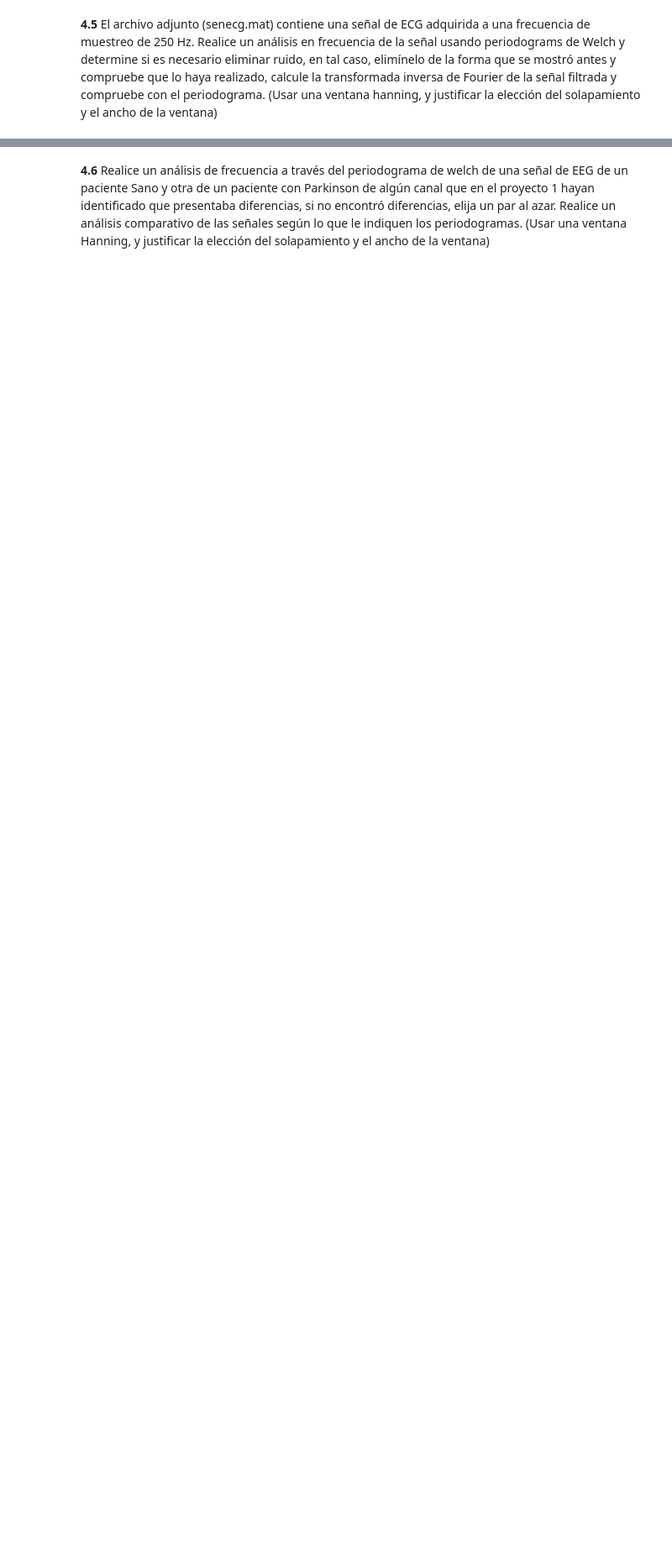
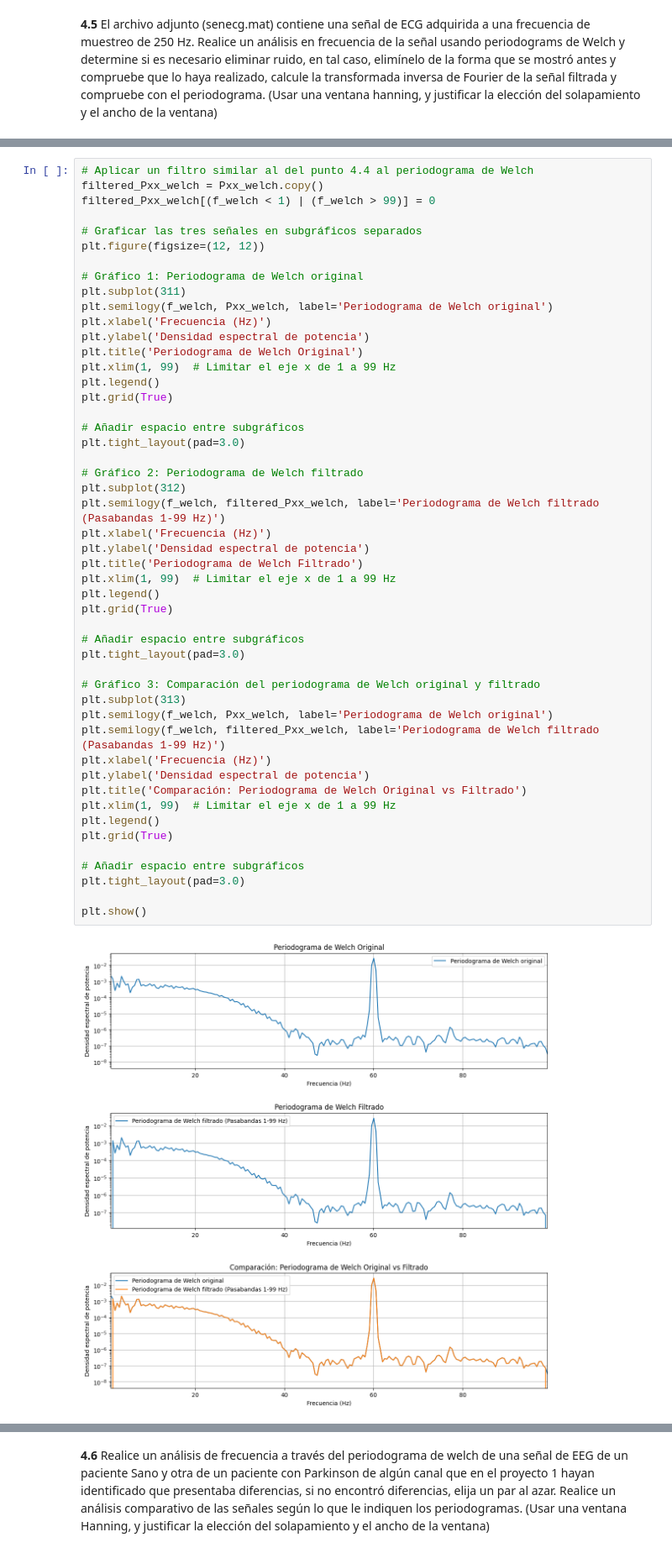
Before and after one commit to MateoOyuelaR19/LAB-BIOSE-ALES, a Jupyter notebook: 5_Analisis_en_frecuencia/practica5.ipynb, the cells around one changed output, grey strips where cells are left out. Shown at 84% size. Saved outputs shown, nothing was run; the diff lists cells and outputs as text; blank space fills up the shorter version.

```diff
--- a/5_Analisis_en_frecuencia/practica5.ipynb
+++ b/5_Analisis_en_frecuencia/practica5.ipynb
@@ -89,0 +158,51 @@ plt.tight_layout()
+# %%
+# Aplicar un filtro similar al del punto 4.4 al periodograma de Welch
+filtered_Pxx_welch = Pxx_welch.copy()
+filtered_Pxx_welch[(f_welch < 1) | (f_welch > 99)] = 0
+
+# Graficar las tres señales en subgráficos separados
+plt.figure(figsize=(12, 12))
+
+# Gráfico 1: Periodograma de Welch original
+plt.subplot(311)
+plt.semilogy(f_welch, Pxx_welch, label='Periodograma de Welch original')
+plt.xlabel('Frecuencia (Hz)')
+plt.ylabel('Densidad espectral de potencia')
+plt.title('Periodograma de Welch Original')
+plt.xlim(1, 99)  # Limitar el eje x de 1 a 99 Hz
+plt.legend()
+plt.grid(True)
+
+# Añadir espacio entre subgráficos
+plt.tight_layout(pad=3.0)
+
+# Gráfico 2: Periodograma de Welch filtrado
+plt.subplot(312)
+plt.semilogy(f_welch, filtered_Pxx_welch, label='Periodograma de Welch filtrado (Pasabandas 1-99 Hz)')
+plt.xlabel('Frecuencia (Hz)')
+plt.ylabel('Densidad espectral de potencia')
+plt.title('Periodograma de Welch Filtrado')
+plt.xlim(1, 99)  # Limitar el eje x de 1 a 99 Hz
+plt.legend()
+plt.grid(True)
+
+# Añadir espacio entre subgráficos
+plt.tight_layout(pad=3.0)
+
+# Gráfico 3: Comparación del periodograma de Welch original y filtrado
+plt.subplot(313)
+plt.semilogy(f_welch, Pxx_welch, label='Periodograma de Welch original')
+plt.semilogy(f_welch, filtered_Pxx_welch, label='Periodograma de Welch filtrado (Pasabandas 1-99 Hz)')
+plt.xlabel('Frecuencia (Hz)')
+plt.ylabel('Densidad espectral de potencia')
+plt.title('Comparación: Periodograma de Welch Original vs Filtrado')
+plt.xlim(1, 99)  # Limitar el eje x de 1 a 99 Hz
+plt.legend()
+plt.grid(True)
+
+# Añadir espacio entre subgráficos
+plt.tight_layout(pad=3.0)
+
+plt.show()
+# %% [output]
+[figure, added]
```
Also changed, not shown: parts of 11 cells of this notebook.
